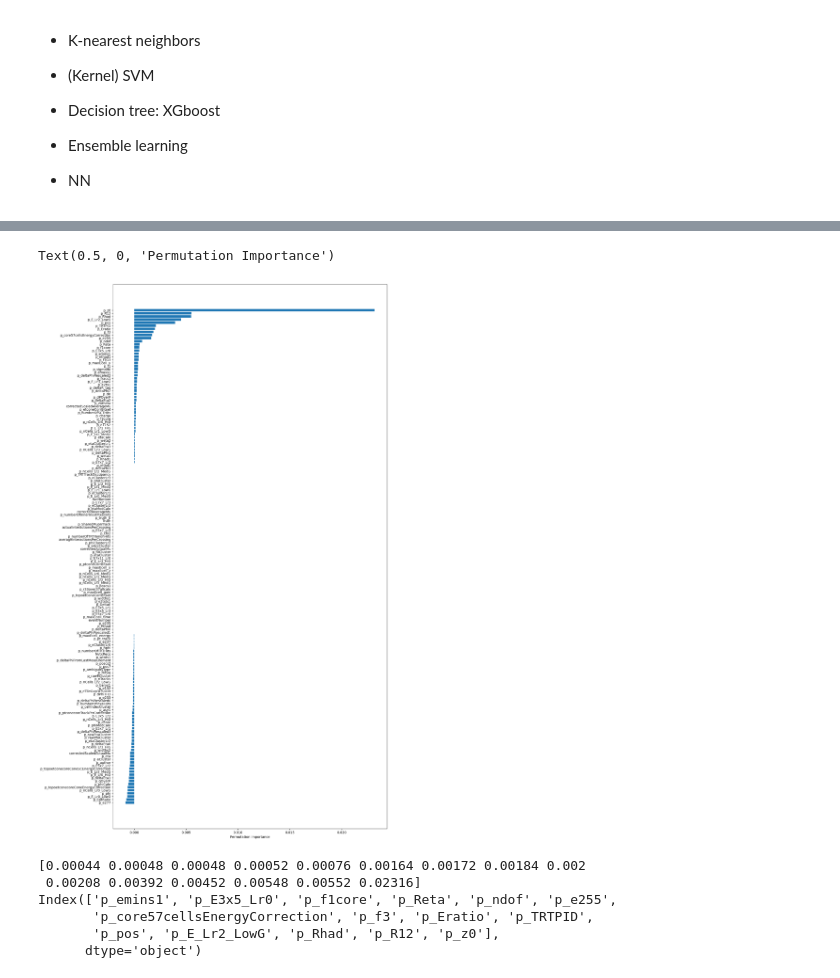
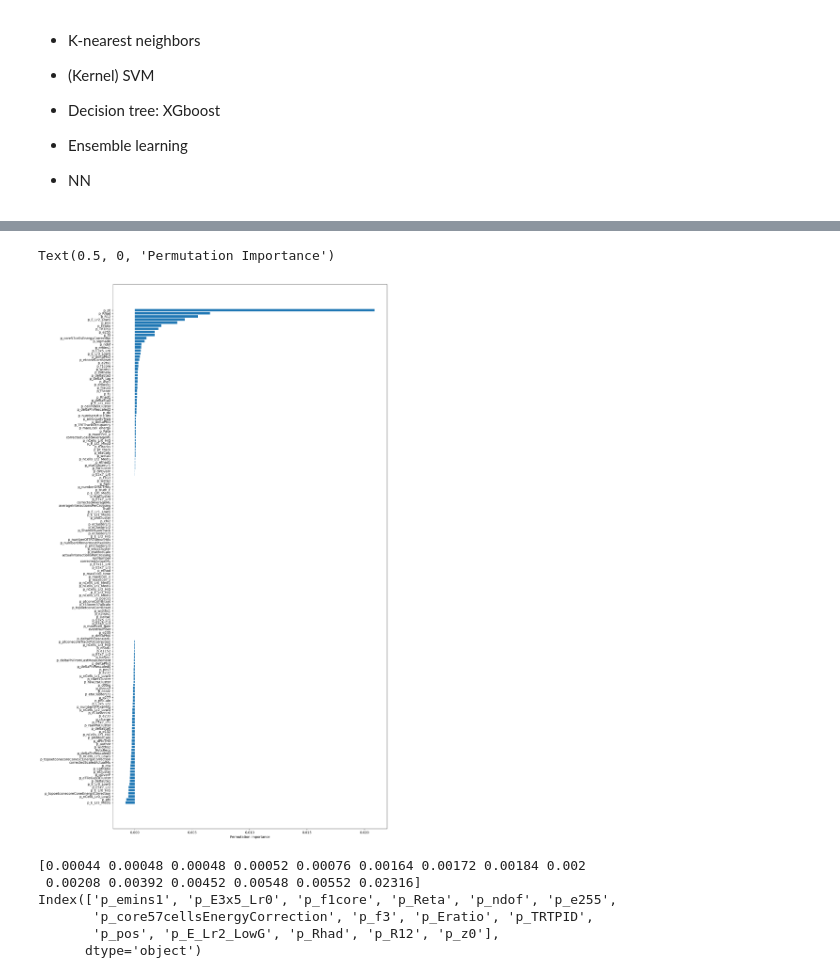
Before and after one commit to EmilieMilan/AppliedML2023, a Jupyter notebook: InitialProject/initial_project_1.ipynb, the cells around one changed output, grey strips where cells are left out. Drawn from its saved outputs; the diff is of its cells as text; code cells hidden in the pictures.

```diff
--- a/InitialProject/initial_project_1.ipynb
+++ b/InitialProject/initial_project_1.ipynb
@@ -71,22 +95,22 @@ Train accuracy: 93.40%
 # %%
 #You'll occasionally see negative values for permutation importances.
 #In those cases, the predictions on the shuffled (or noisy) data happened to be more accurate than the real data.
 #This happens when the feature didn't matter (should have had an importance close to 0),
 #but random chance caused the predictions on shuffled data to be more accurate.
 #This is more common with small datasets, like the one in this example, because there is more room for luck/chance.
 
 from sklearn.inspection import permutation_importance
 
-perm_importance = permutation_importance(xgb_clf, X_test_cut, y_test_cut)
+perm_importance = permutation_importance(xgb_clf, X_test_cut, y_test_cut, n_repeats=10, random_state=0, n_jobs=2)
 
 sorted_idx = perm_importance.importances_mean.argsort()
 
 fig, ax = plt.subplots(1, figsize=(15, 30))
 ax.barh(train.columns[sorted_idx], perm_importance.importances_mean[sorted_idx])
 ax.set_xlabel("Permutation Importance")
 # %% [output]
 Text(0.5, 0, 'Permutation Importance')
-[figure, old version]
+[figure, new version]
 # %%
 print(perm_importance.importances_mean[sorted_idx][-15:])
 chosen_variables = train.columns[sorted_idx][-15:]
```
Also changed, not shown: parts of 4 cells of this notebook, 8 other files.
